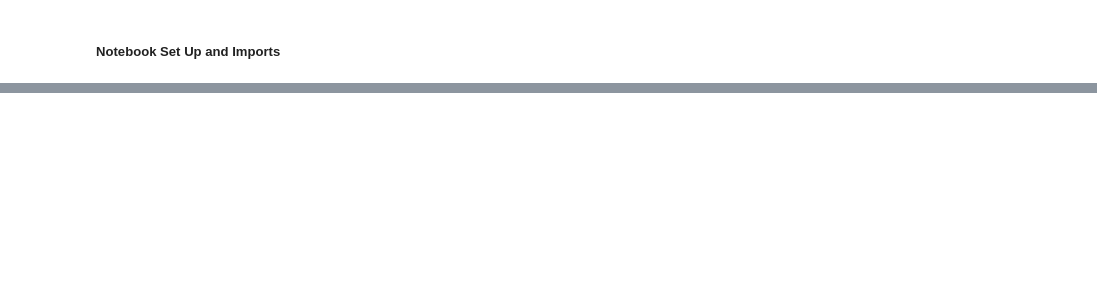
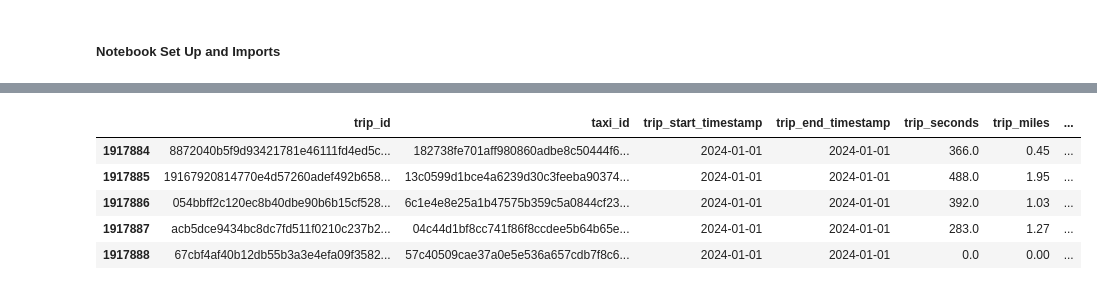
Before and after one commit to rreiners/AAA, a Jupyter notebook: notebooks/01_Data_Preparation.ipynb, the cells around one changed output, grey strips where cells are left out. Cells and saved outputs as stored; diff of their text form; code cells hidden in the pictures; blank space fills up the shorter version.

```diff
--- a/notebooks/01_Data_Preparation.ipynb
+++ b/notebooks/01_Data_Preparation.ipynb
@@ -188,0 +176,9 @@ finally:
+# %%
+df_batch_sample.tail()
+# %% [output]
+|  | trip_id | taxi_id | trip_start_timestamp | trip_end_timestamp | trip_seconds | trip_miles | ... |
+| 1917884 | 8872040b5f9d93421781e46111fd4ed5c... | 182738fe701aff980860adbe8c50444f6... | 2024-01-01 | 2024-01-01 | 366.0 | 0.45 | ... |
+| 1917885 | 19167920814770e4d57260adef492b658... | 13c0599d1bce4a6239d30c3feeba90374... | 2024-01-01 | 2024-01-01 | 488.0 | 1.95 | ... |
+| 1917886 | 054bbff2c120ec8b40dbe90b6b15cf528... | 6c1e4e8e25a1b47575b359c5a0844cf23... | 2024-01-01 | 2024-01-01 | 392.0 | 1.03 | ... |
+| 1917887 | acb5dce9434bc8dc7fd511f0210c237b2... | 04c44d1bf8cc741f86f8ccdee5b64b65e... | 2024-01-01 | 2024-01-01 | 283.0 | 1.27 | ... |
+| 1917888 | 67cbf4af40b12db55b3a3e4efa09f3582... | 57c40509cae37a0e5e536a657cdb7f8c6... | 2024-01-01 | 2024-01-01 | 0.0 | 0.00 | ... |
```
Also changed, not shown: parts of 12 cells of this notebook, 3 other files.
